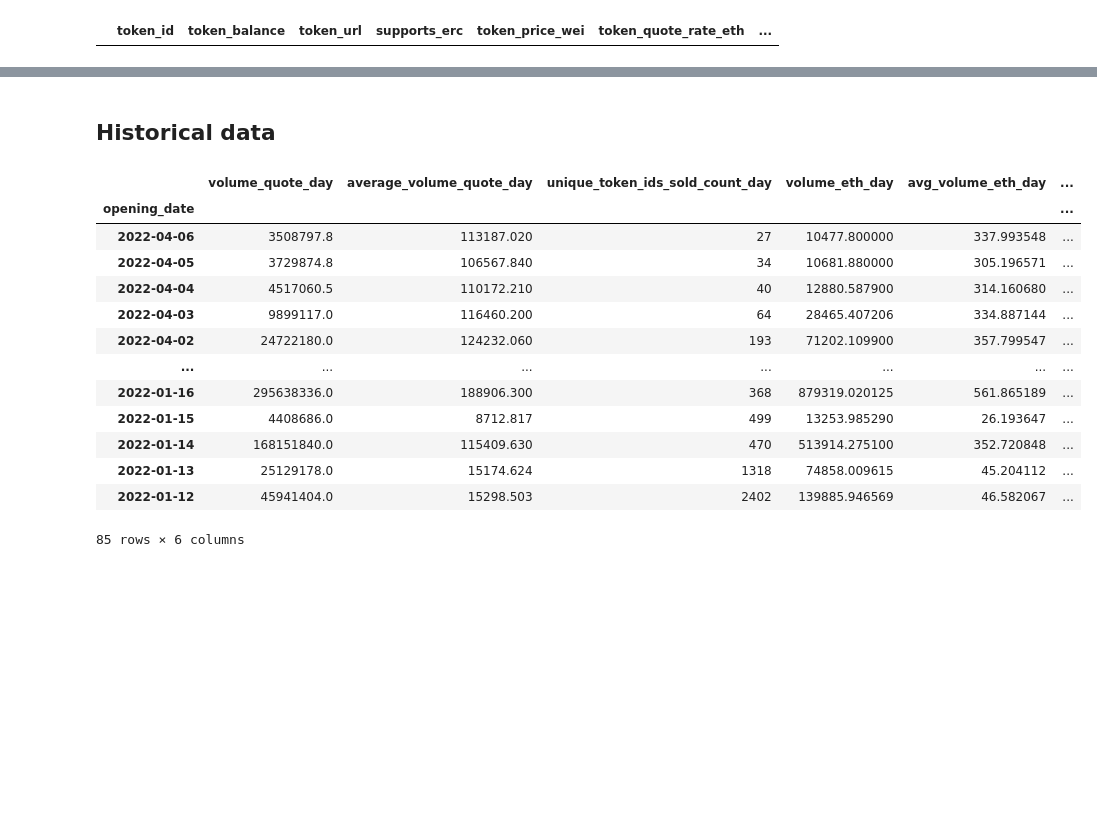
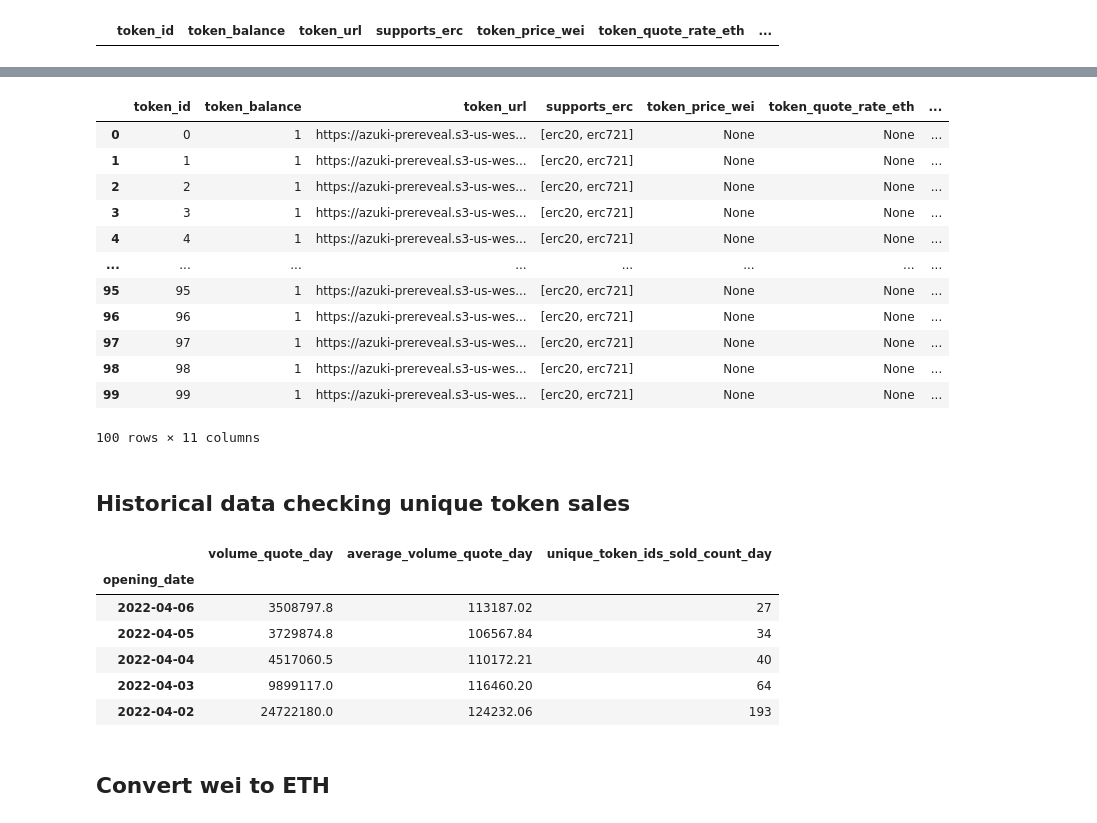
Before and after one commit to mmsaki/nft-trading-analysis, a Jupyter notebook: azuki_analysis.ipynb, the cells around one changed output, grey strips where cells are left out. Saved outputs shown, nothing was run; the diff lists cells and outputs as text; code cells hidden in the pictures; blank space fills up the shorter version.

```diff
--- a/azuki_analysis.ipynb
+++ b/azuki_analysis.ipynb
@@ -137,48 +181,47 @@ token_owners
+# %%
+# check if burned
+burned = token_owners[token_owners['burned'] == False]
+burned
+# %% [output]
+|  | token_id | token_balance | token_url | supports_erc | token_price_wei | token_quote_rate_eth | ... |
+| 0 | 0 | 1 | https://azuki-prereveal.s3-us-wes... | [erc20, erc721] | None | None | ... |
+| 1 | 1 | 1 | https://azuki-prereveal.s3-us-wes... | [erc20, erc721] | None | None | ... |
+| 2 | 2 | 1 | https://azuki-prereveal.s3-us-wes... | [erc20, erc721] | None | None | ... |
+| 3 | 3 | 1 | https://azuki-prereveal.s3-us-wes... | [erc20, erc721] | None | None | ... |
+| 4 | 4 | 1 | https://azuki-prereveal.s3-us-wes... | [erc20, erc721] | None | None | ... |
+| ... | ... | ... | ... | ... | ... | ... | ... |
+| 95 | 95 | 1 | https://azuki-prereveal.s3-us-wes... | [erc20, erc721] | None | None | ... |
+| 96 | 96 | 1 | https://azuki-prereveal.s3-us-wes... | [erc20, erc721] | None | None | ... |
+| 97 | 97 | 1 | https://azuki-prereveal.s3-us-wes... | [erc20, erc721] | None | None | ... |
+| 98 | 98 | 1 | https://azuki-prereveal.s3-us-wes... | [erc20, erc721] | None | None | ... |
+| 99 | 99 | 1 | https://azuki-prereveal.s3-us-wes... | [erc20, erc721] | None | None | ... |
+100 rows × 11 columns
 # %% [markdown]
-## Historical data
+## Historical data checking unique token sales
 # %%
+# Create variables needed for owner data and add to url
 collection_address = '/0xED5AF388653567Af2F388E6224dC7C4b3241C544'
+historical_url = url + chain_id + "/nft_market/collection" + collection_address + api_key
 
-historical_url = url + chain_id + "/nft_market/collection" + collection_address + api_key # + '&page-size=100&page-number=0'
+# Get request
 historical = requests.get(historical_url).json()
 
+# Convert historical json data to a dataframe and view data
 historical_df = pd.DataFrame(historical['data']['items'])
 
+# Set index to date
 historical_df = historical_df.set_index('opening_date')
 
+# Create Volume dataframe
 azuki_vol_df = pd.DataFrame(historical_df, columns = ['volume_quote_day', 'average_volume_quote_day', 'unique_token_ids_sold_count_day'])
-
-volume_eth_day = []
-for wei in historical_df['volume_wei_day']:
-    eth = int(wei)/100000000000000000
-    volume_eth_day.append(eth)
-avg_volume_eth_day = []
-for wei in historical_df['average_volume_wei_day']:
-    eth = int(wei)/100000000000000000
-    avg_volume_eth_day.append(eth)
-floor_price_eth_7d = []
-for wei in historical_df['floor_price_wei_7d']:
-    eth = int(wei)/100000000000000000
-    floor_price_eth_7d.append(eth)
-
-
-azuki_vol_df['volume_eth_day'] = volume_eth_day
-azuki_vol_df['avg_volume_eth_day'] = avg_volume_eth_day
-azuki_vol_df['floor_price_eth_7d'] = floor_price_eth_7d
-
-azuki_vol_df
+azuki_vol_df.head()
 # %% [output]
-|  | volume_quote_day | average_volume_quote_day | unique_token_ids_sold_count_day | volume_eth_day | avg_volume_eth_day | ... |
-| opening_date |  |  |  |  |  | ... |
-| 2022-04-06 | 3508797.8 | 113187.020 | 27 | 10477.800000 | 337.993548 | ... |
-| 2022-04-05 | 3729874.8 | 106567.840 | 34 | 10681.880000 | 305.196571 | ... |
-| 2022-04-04 | 4517060.5 | 110172.210 | 40 | 12880.587900 | 314.160680 | ... |
-| 2022-04-03 | 9899117.0 | 116460.200 | 64 | 28465.407206 | 334.887144 | ... |
-| 2022-04-02 | 24722180.0 | 124232.060 | 193 | 71202.109900 | 357.799547 | ... |
-| ... | ... | ... | ... | ... | ... | ... |
-| 2022-01-16 | 295638336.0 | 188906.300 | 368 | 879319.020125 | 561.865189 | ... |
-| 2022-01-15 | 4408686.0 | 8712.817 | 499 | 13253.985290 | 26.193647 | ... |
-| 2022-01-14 | 168151840.0 | 115409.630 | 470 | 513914.275100 | 352.720848 | ... |
-| 2022-01-13 | 25129178.0 | 15174.624 | 1318 | 74858.009615 | 45.204112 | ... |
-| 2022-01-12 | 45941404.0 | 15298.503 | 2402 | 139885.946569 | 46.582067 | ... |
+|  | volume_quote_day | average_volume_quote_day | unique_token_ids_sold_count_day |
+| opening_date |  |  |  |
+| 2022-04-06 | 3508797.8 | 113187.02 | 27 |
+| 2022-04-05 | 3729874.8 | 106567.84 | 34 |
+| 2022-04-04 | 4517060.5 | 110172.21 | 40 |
+| 2022-04-03 | 9899117.0 | 116460.20 | 64 |
+| 2022-04-02 | 24722180.0 | 124232.06 | 193 |
-85 rows × 6 columns
+# %% [markdown]
+## Convert wei to ETH
```
Also changed, not shown: parts of 30 cells of this notebook.
